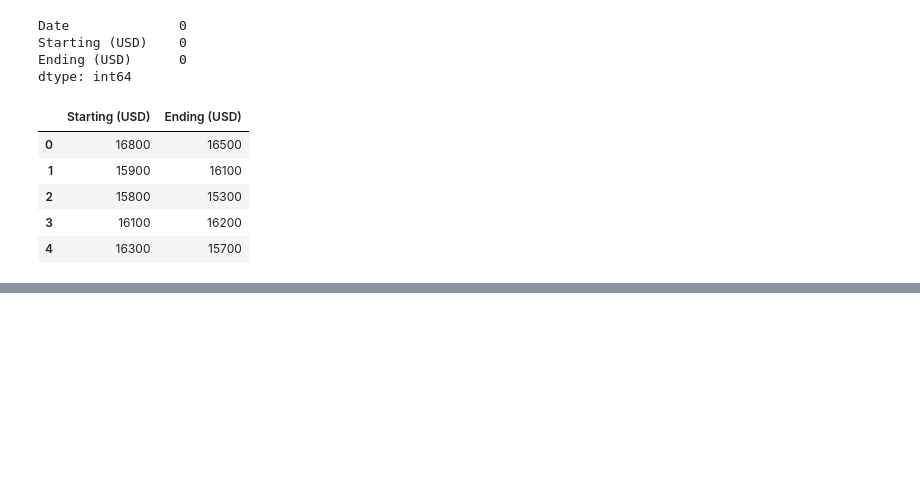
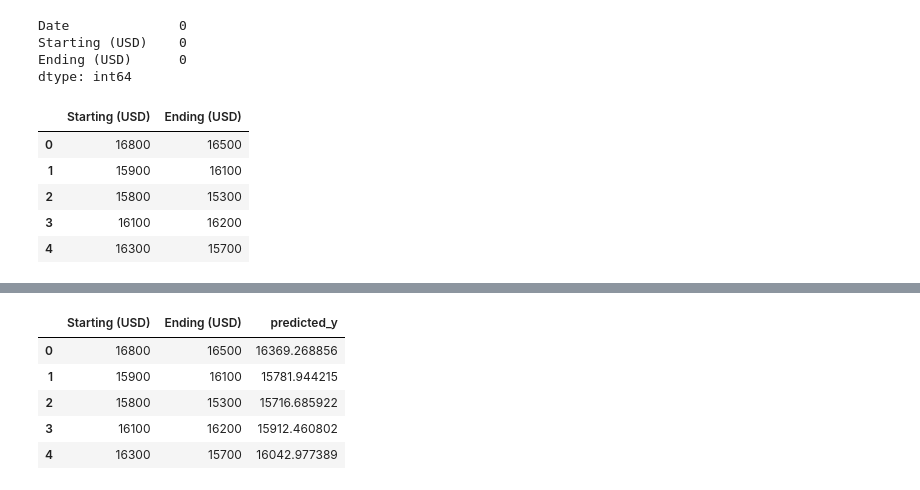
Before and after one commit to arman-hossain45/Machine_Learning, a Jupyter notebook: linearRegration/valuePrediction.ipynb, the cells around one changed output, grey strips where cells are left out. Drawn from its saved outputs; the diff is of its cells as text; code cells hidden in the pictures; blank space fills up the shorter version.

```diff
--- a/linearRegration/valuePrediction.ipynb
+++ b/linearRegration/valuePrediction.ipynb
@@ -56,0 +91,11 @@ plt.show()
+# %%
+
+df['predicted_y']=reg.predict(x)
+df.head()
+# %% [output]
+|  | Starting (USD) | Ending (USD) | predicted_y |
+| 0 | 16800 | 16500 | 16369.268856 |
+| 1 | 15900 | 16100 | 15781.944215 |
+| 2 | 15800 | 15300 | 15716.685922 |
+| 3 | 16100 | 16200 | 15912.460802 |
+| 4 | 16300 | 15700 | 16042.977389 |
```
Also changed, not shown: parts of 10 cells of this notebook.
